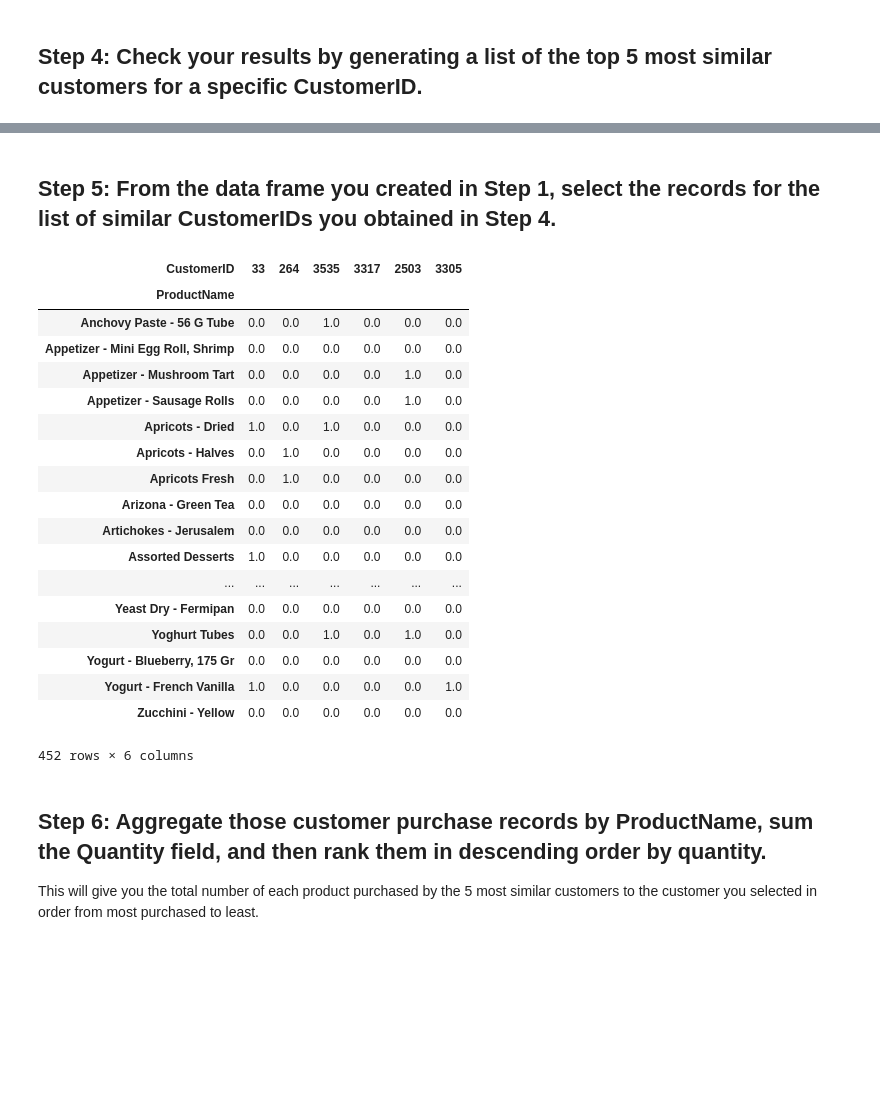
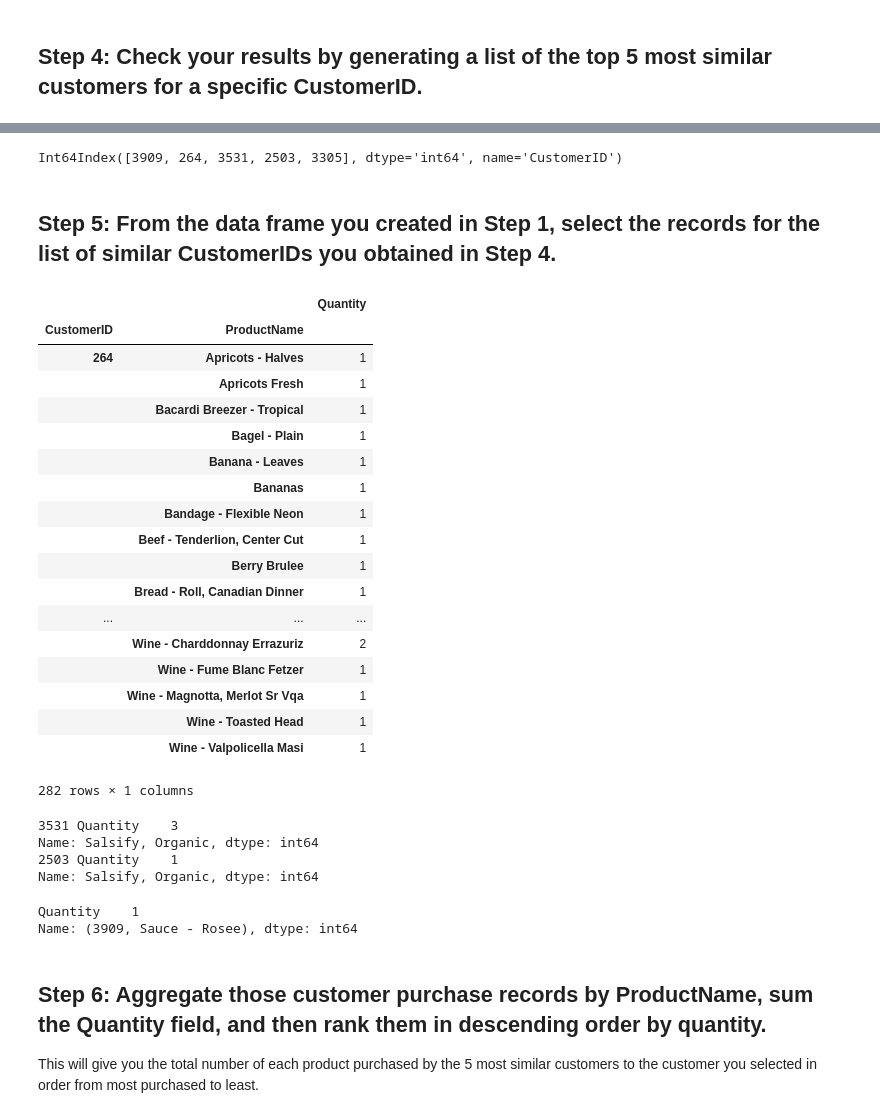
Before and after one commit to ta-data-mex/lab-intro-recommender-systems, a Jupyter notebook: your-code/main.ipynb, the cells around one changed output, grey strips where cells are left out. Drawn from its saved outputs; the diff is of its cells as text; code cells hidden in the pictures; blank space fills up the shorter version.

```diff
--- a/your-code/main.ipynb
+++ b/your-code/main.ipynb
@@ -56,0 +25,3 @@ Name: Quantity, Length: 63628, dtype: int64
+# %%
+Quantity2 = pd.pivot_table(data, index=['CustomerID','ProductName'], values=['Quantity'], aggfunc='sum')
+Quantity2.head()
@@ -145,3 +72,7 @@ CustomerID
 Name: 33, dtype: float64
+# %%
+similarities.index
+# %% [output]
+Int64Index([3909, 264, 3531, 2503, 3305], dtype='int64', name='CustomerID')
 # %% [markdown]
 ## Step 5: From the data frame you created in Step 1, select the records for the list of similar CustomerIDs you obtained in Step 4.
@@ -150,25 +79,42 @@ top5 = datos[[33, 264, 3535, 3317, 2503, 3305]]
-# %%
-top5
-# %% [output]
-| CustomerID | 33 | 264 | 3535 | 3317 | 2503 | 3305 |
-| ProductName |  |  |  |  |  |  |
-| Anchovy Paste - 56 G Tube | 0.0 | 0.0 | 1.0 | 0.0 | 0.0 | 0.0 |
-| Appetizer - Mini Egg Roll, Shrimp | 0.0 | 0.0 | 0.0 | 0.0 | 0.0 | 0.0 |
-| Appetizer - Mushroom Tart | 0.0 | 0.0 | 0.0 | 0.0 | 1.0 | 0.0 |
-| Appetizer - Sausage Rolls | 0.0 | 0.0 | 0.0 | 0.0 | 1.0 | 0.0 |
-| Apricots - Dried | 1.0 | 0.0 | 1.0 | 0.0 | 0.0 | 0.0 |
-| Apricots - Halves | 0.0 | 1.0 | 0.0 | 0.0 | 0.0 | 0.0 |
-| Apricots Fresh | 0.0 | 1.0 | 0.0 | 0.0 | 0.0 | 0.0 |
-| Arizona - Green Tea | 0.0 | 0.0 | 0.0 | 0.0 | 0.0 | 0.0 |
-| Artichokes - Jerusalem | 0.0 | 0.0 | 0.0 | 0.0 | 0.0 | 0.0 |
-| Assorted Desserts | 1.0 | 0.0 | 0.0 | 0.0 | 0.0 | 0.0 |
-| ... | ... | ... | ... | ... | ... | ... |
-| Yeast Dry - Fermipan | 0.0 | 0.0 | 0.0 | 0.0 | 0.0 | 0.0 |
-| Yoghurt Tubes | 0.0 | 0.0 | 1.0 | 0.0 | 1.0 | 0.0 |
-| Yogurt - Blueberry, 175 Gr | 0.0 | 0.0 | 0.0 | 0.0 | 0.0 | 0.0 |
-| Yogurt - French Vanilla | 1.0 | 0.0 | 0.0 | 0.0 | 0.0 | 1.0 |
-| Zucchini - Yellow | 0.0 | 0.0 | 0.0 | 0.0 | 0.0 | 0.0 |
-452 rows × 6 columns
+# %%
+Quantity4=Quantity2.loc[similarities.index]
+Quantity4
+# %% [output]
+|  |  | Quantity |
+| CustomerID | ProductName |  |
+| 264 | Apricots - Halves | 1 |
+|  | Apricots Fresh | 1 |
+|  | Bacardi Breezer - Tropical | 1 |
+|  | Bagel - Plain | 1 |
+|  | Banana - Leaves | 1 |
+|  | Bananas | 1 |
+|  | Bandage - Flexible Neon | 1 |
+|  | Beef - Tenderlion, Center Cut | 1 |
+|  | Berry Brulee | 1 |
+|  | Bread - Roll, Canadian Dinner | 1 |
+| ... | ... | ... |
+|  | Wine - Charddonnay Errazuriz | 2 |
+|  | Wine - Fume Blanc Fetzer | 1 |
+|  | Wine - Magnotta, Merlot Sr Vqa | 1 |
+|  | Wine - Toasted Head | 1 |
+|  | Wine - Valpolicella Masi | 1 |
+282 rows × 1 columns
+# %%
+for i in similarities.index:
+    try:
+        print(i,Quantity4.loc[i].loc['Salsify, Organic'])
+    except:
+        pass
+# %% [output]
+3531 Quantity    3
+Name: Salsify, Organic, dtype: int64
+2503 Quantity    1
+Name: Salsify, Organic, dtype: int64
+# %%
+Quantity4.iloc[264]
+# %% [output]
+Quantity    1
+Name: (3909, Sauce - Rosee), dtype: int64
 # %% [markdown]
 ## Step 6: Aggregate those customer purchase records by ProductName, sum the Quantity field, and then rank them in descending order by quantity.
 
```
Also changed, not shown: parts of 23 cells of this notebook.
